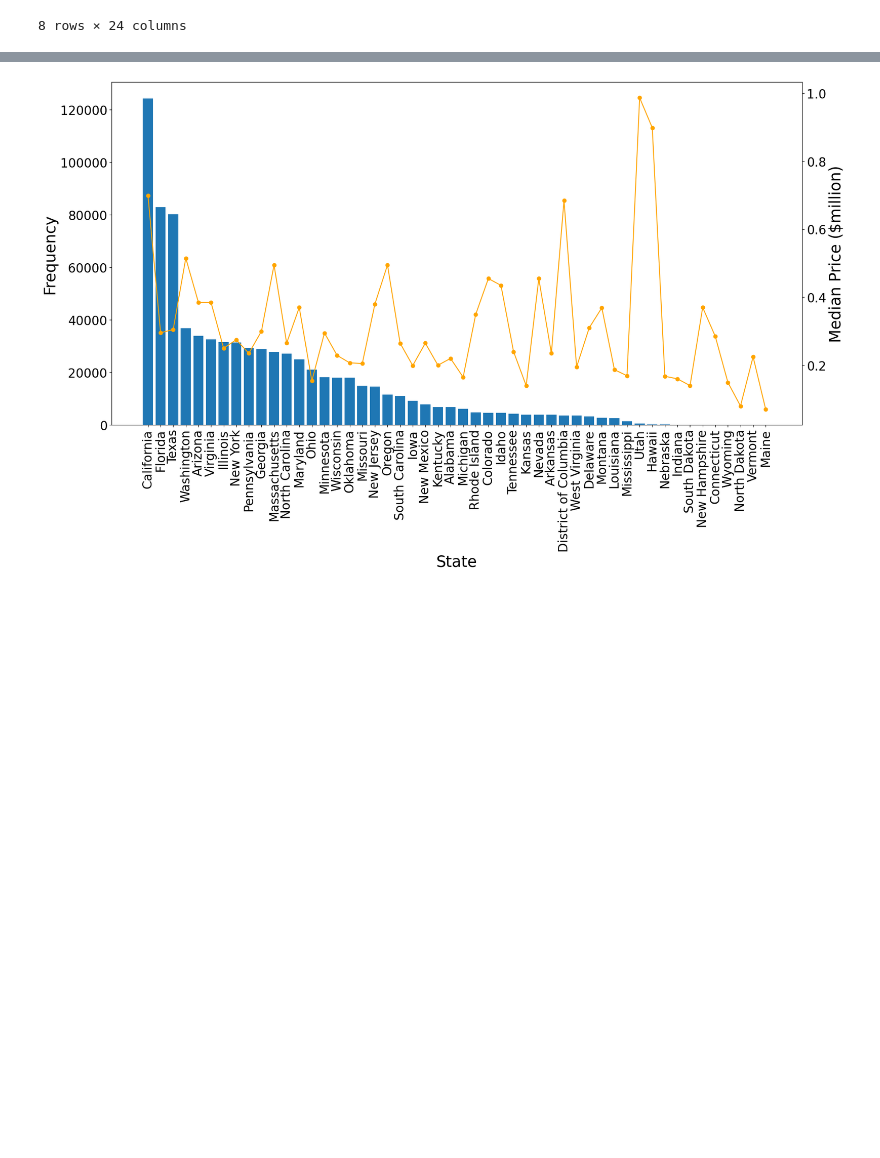
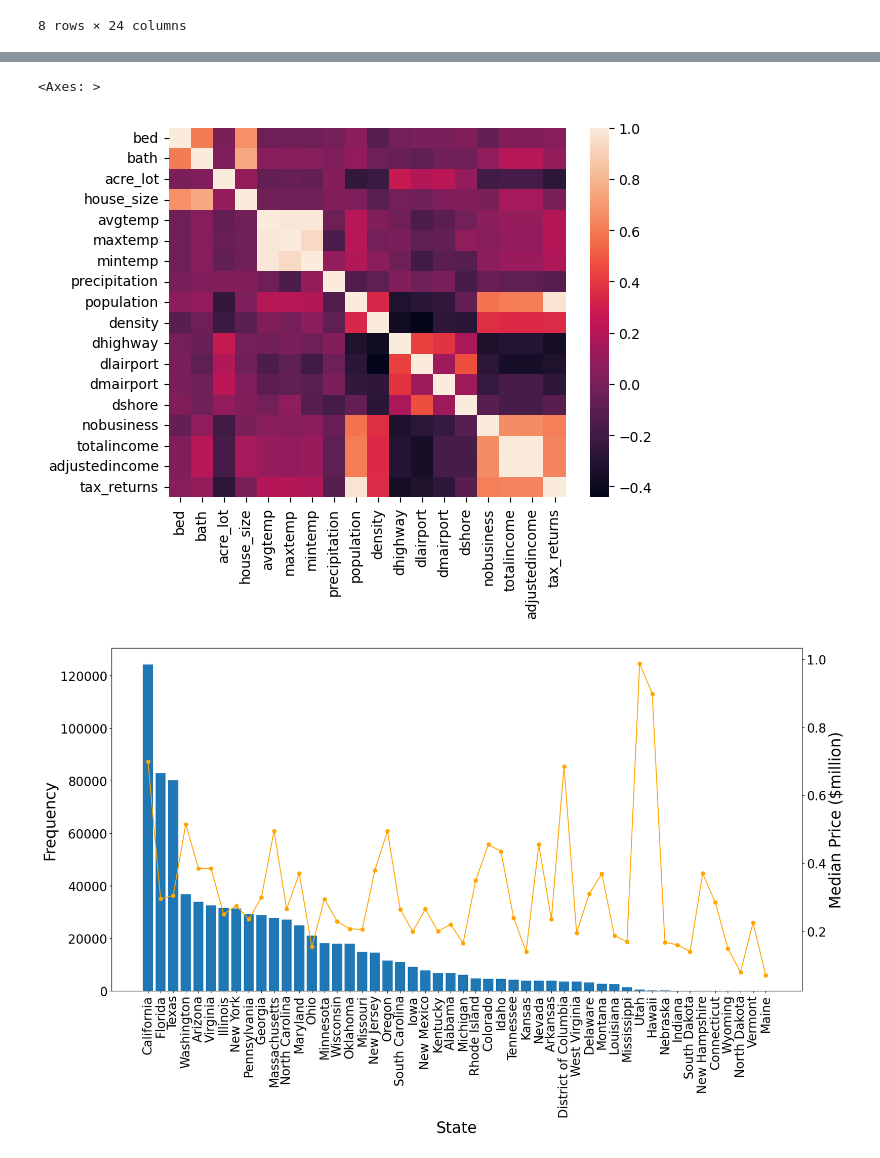
Before and after one commit to luke-dillon/PlacementProject, a Jupyter notebook: eda.ipynb, the cells around one changed output, grey strips where cells are left out. Drawn from its saved outputs; the diff is of its cells as text; code cells hidden in the pictures; blank space fills up the shorter version.

```diff
--- a/eda.ipynb
+++ b/eda.ipynb
@@ -50,3 +53,8 @@ Name: price, dtype: float64
+# %%
+sns.heatmap(sold[numvars].corr(numeric_only=True))
+# %% [output]
+<Axes: >
+[figure, added]
 # %%
 # Frequencies of states along with median price
 fig, ax = plt.subplots(figsize=(20,10))
```
Also changed, not shown: parts of 8 cells of this notebook.
